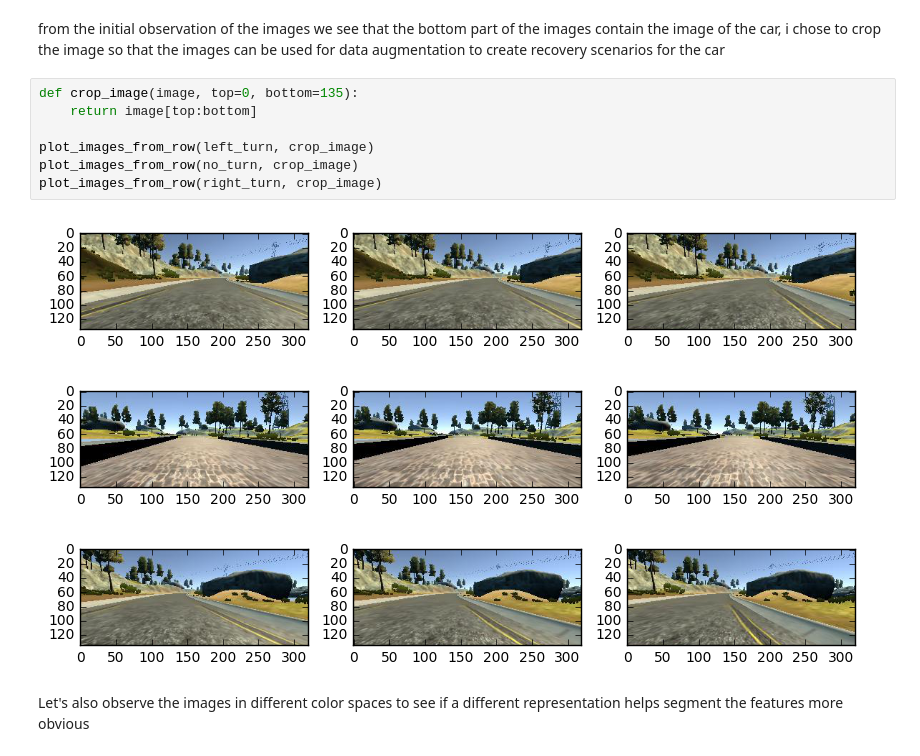
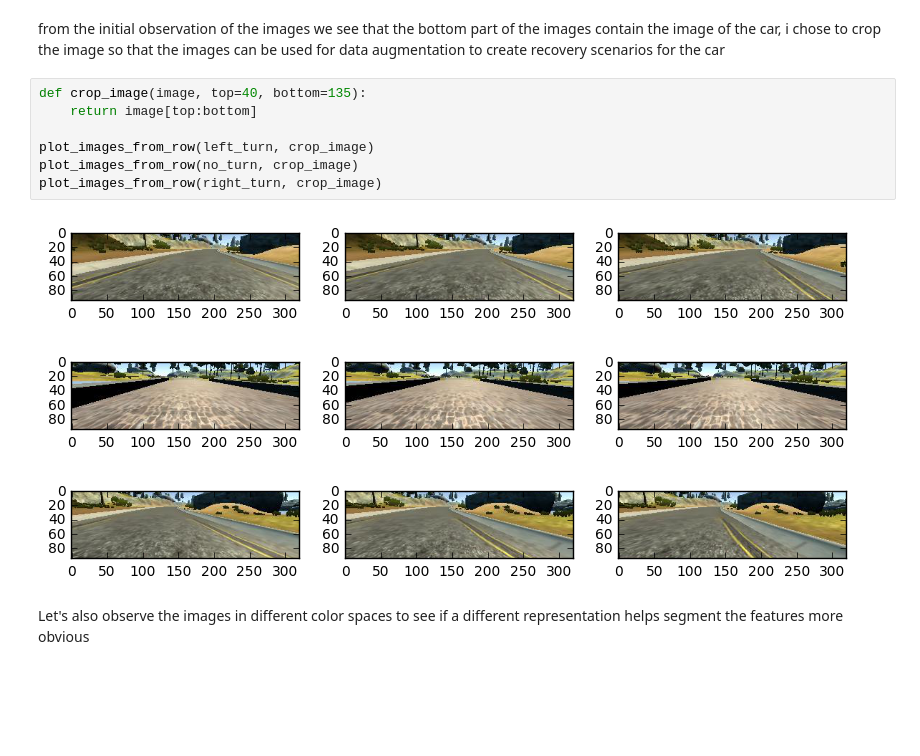
Before and after one commit to aditbiswas1/P3-behavioral-cloning, a Jupyter notebook: Behavioral Cloning.ipynb, the cells around one changed output. Saved outputs shown, nothing was run; the diff lists cells and outputs as text; blank space fills up the shorter version.

```diff
--- a/Behavioral Cloning.ipynb
+++ b/Behavioral Cloning.ipynb
@@ -97,16 +97,16 @@ plot_images_from_row(right_turn)
 # %% [markdown]
 from the initial observation of the images we see that the bottom part of the images contain the image of the car, i chose to crop the image so that the images can be used for data augmentation to create recovery scenarios for the car
 # %%
-def crop_image(image, top=0, bottom=135):
+def crop_image(image, top=40, bottom=135):
     return image[top:bottom]
 
 plot_images_from_row(left_turn, crop_image)
 plot_images_from_row(no_turn, crop_image)
 plot_images_from_row(right_turn, crop_image)
 # %% [output]
-[figure, old version]
+[figure, new version]
-[figure, old version]
+[figure, new version]
-[figure, old version]
+[figure, new version]
 # %% [markdown]
 Let's also observe the images in different color spaces to see if a different representation helps segment the features more obvious
 # %%
```
Also changed, not shown: parts of 3 cells of this notebook.
